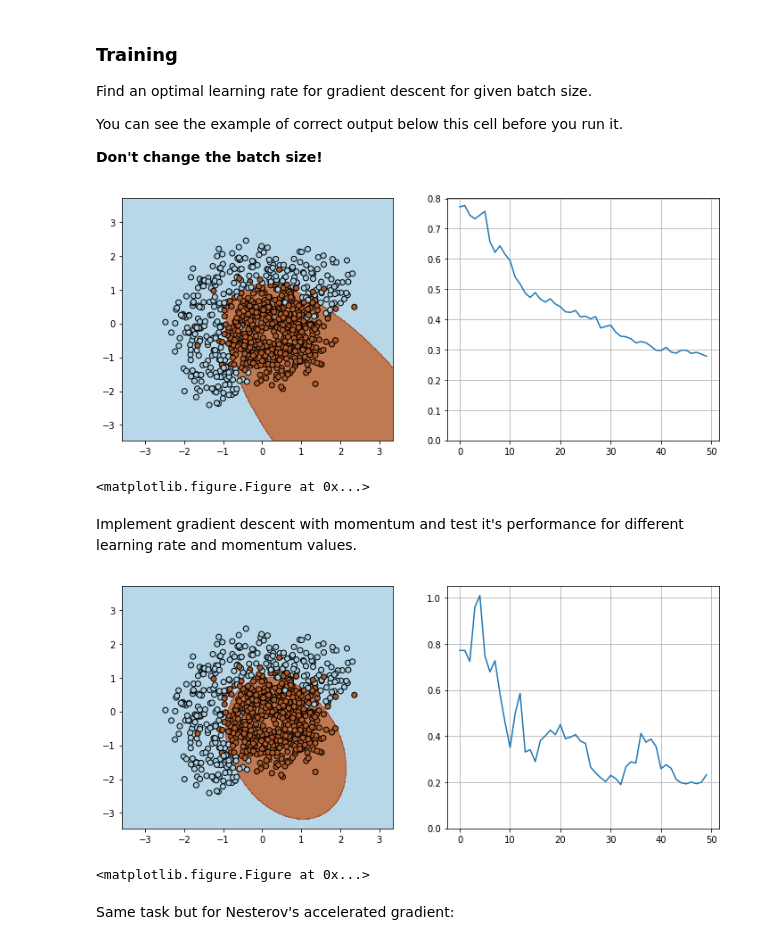
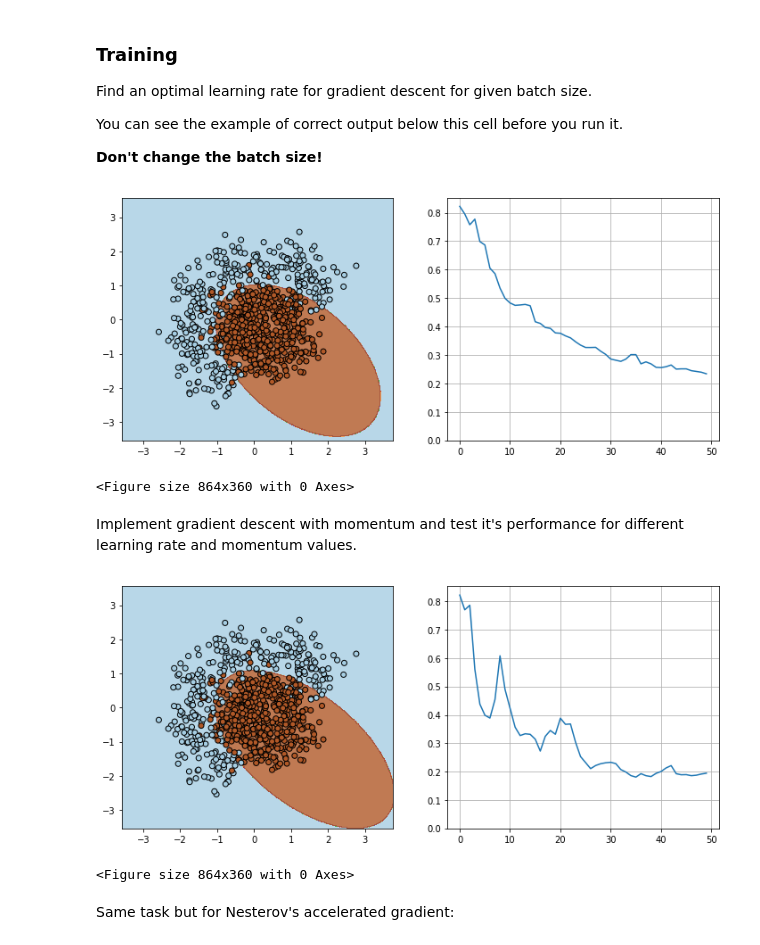
Before and after one commit to shavkunov/dl-course, a Jupyter notebook: hw1/task_1.ipynb, the cells around one changed output. Cells and saved outputs as stored; diff of their text form; code cells hidden in the pictures.

Commit message:
fixed grad calculate

```diff
--- a/hw1/task_1.ipynb
+++ b/hw1/task_1.ipynb
@@ -107,18 +107,12 @@ def compute_grad(X, y, w):
     and weight vector w [6], compute vector [6] of derivatives of L over each weights.
     """
     X = expand(X)
-    n = len(X)
-    grad = []
-    for k in range(len(w)):
-        s = 0
-        for i in range(n):
-            loss = y[i] * torch.dot(X[i], w)
-            if 1 - loss >= 0:
-                s += (-y[i] * X[i])[k]
+    yX = y.unsqueeze(1) * X
+    N = len(X)
 
-        grad.append(s / n)
-
-    return torch.tensor(grad)
+    prod = torch.mv(yX, w)
+    res = (torch.ones_like(prod) - prod > 0).unsqueeze(1)
+    return torch.where(res > 0, -yX, torch.zeros(N, 6)).mean(dim=0)
 # %% [markdown]
 ### Training
 Find an optimal learning rate for gradient descent for given batch size.
@@ -145,34 +139,34 @@ for i in range(n_iter):
 visualize(X, y, w, loss, n_iter)
 plt.clf()
 # %% [output]
-[figure, old version]
+[figure, new version]
-<matplotlib.figure.Figure at 0x...>
+<Figure size 864x360 with 0 Axes>
 # %% [markdown]
 Implement gradient descent with momentum and test it's performance for different learning rate and momentum values.
 # %%
 w = torch.Tensor([1, 0, 0, 0, 0, 0])
 
-alpha = 0.5
+alpha = 0.3
 mu    = 0.5
 
 v = torch.zeros_like(w)
 
 n_iter = 50
 batch_size = 4
 loss = np.zeros(n_iter)
 plt.figure(figsize=(12,5))
 for i in range(n_iter):
     ind = random.sample(range(X.shape[0]), batch_size)
     loss[i] = compute_loss(X, y, w)
     visualize(X[ind,:], y[ind], w, loss, n_iter)
+    v = mu * v - alpha * compute_grad(X[ind,:], y[ind], w)
     w = w + v
-    v = mu * v - alpha * compute_grad(X[ind,:], y[ind], w)
 
 visualize(X, y, w, loss, n_iter)
 plt.clf()
 # %% [output]
-[figure, old version]
+[figure, new version]
-<matplotlib.figure.Figure at 0x...>
+<Figure size 864x360 with 0 Axes>
 # %% [markdown]
 Same task but for Nesterov's accelerated gradient:
 # %%
```
Also changed, not shown: parts of 3 cells of this notebook.
